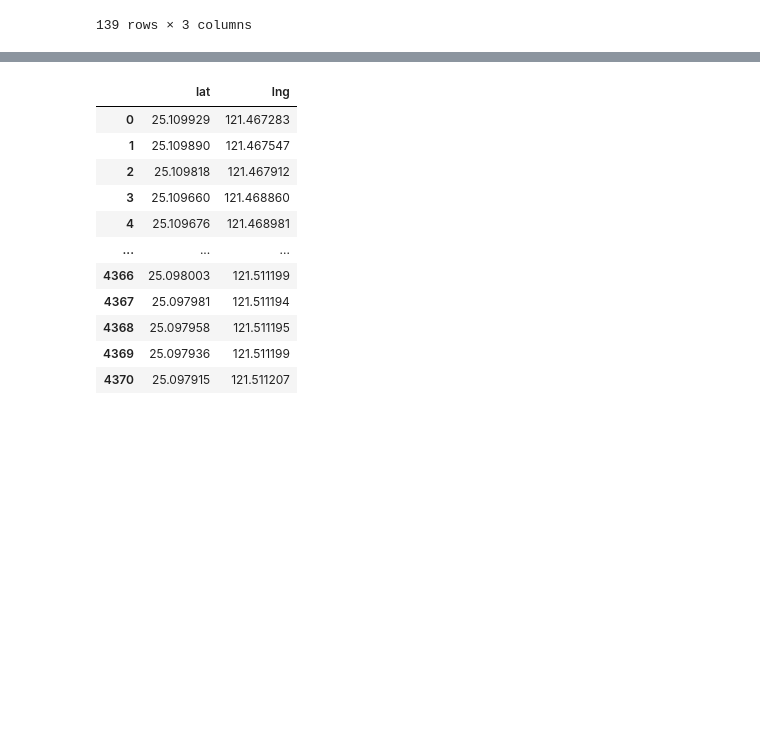
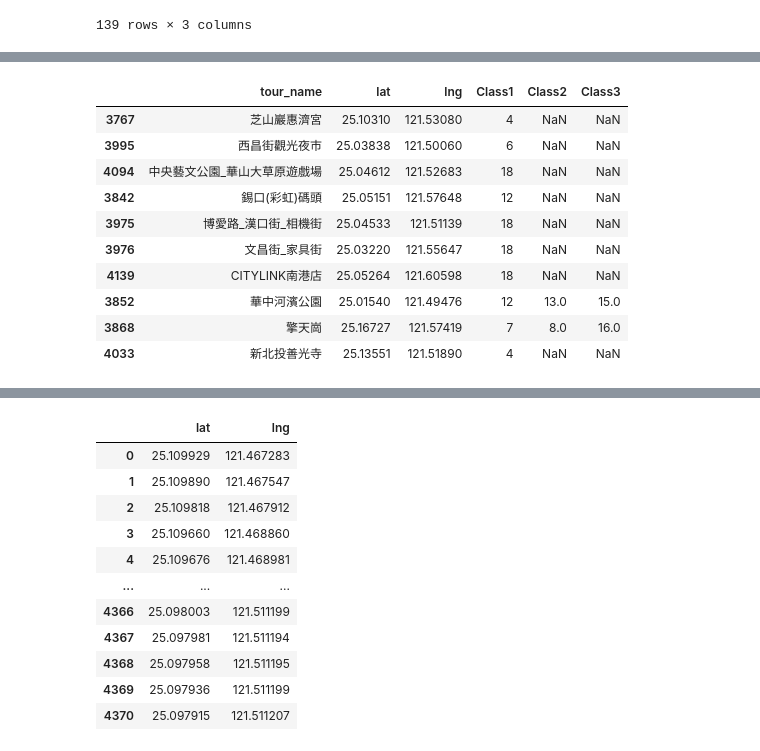
Before and after one commit to teddy21019/YoubikeUsagePrediction, a Jupyter notebook: project/data_view.ipynb, the cells around one changed output, grey strips where cells are left out. Drawn from its saved outputs; the diff is of its cells as text; code cells hidden in the pictures; blank space fills up the shorter version.

Commit message:
tourist feature

```diff
--- a/project/data_view.ipynb
+++ b/project/data_view.ipynb
@@ -209,0 +217,15 @@ highschool
+# %%
+tourist_spot = pd.read_parquet("DATA/Tourist/taipei_tour.pq")
+tourist_spot.sample(n=10)
+# %% [output]
+|  | tour_name | lat | lng | Class1 | Class2 | Class3 |
+| 3767 | 芝山巖惠濟宮 | 25.10310 | 121.53080 | 4 | NaN | NaN |
+| 3995 | 西昌街觀光夜市 | 25.03838 | 121.50060 | 6 | NaN | NaN |
+| 4094 | 中央藝文公園_華山大草原遊戲場 | 25.04612 | 121.52683 | 18 | NaN | NaN |
+| 3842 | 錫口(彩虹)碼頭 | 25.05151 | 121.57648 | 12 | NaN | NaN |
+| 3975 | 博愛路_漢口街_相機街 | 25.04533 | 121.51139 | 18 | NaN | NaN |
+| 3976 | 文昌街_家具街 | 25.03220 | 121.55647 | 18 | NaN | NaN |
+| 4139 | CITYLINK南港店 | 25.05264 | 121.60598 | 18 | NaN | NaN |
+| 3852 | 華中河濱公園 | 25.01540 | 121.49476 | 12 | 13.0 | 15.0 |
+| 3868 | 擎天崗 | 25.16727 | 121.57419 | 7 | 8.0 | 16.0 |
+| 4033 | 新北投善光寺 | 25.13551 | 121.51890 | 4 | NaN | NaN |
```
Also changed, not shown: parts of 13 cells of this notebook, 1 other file.
